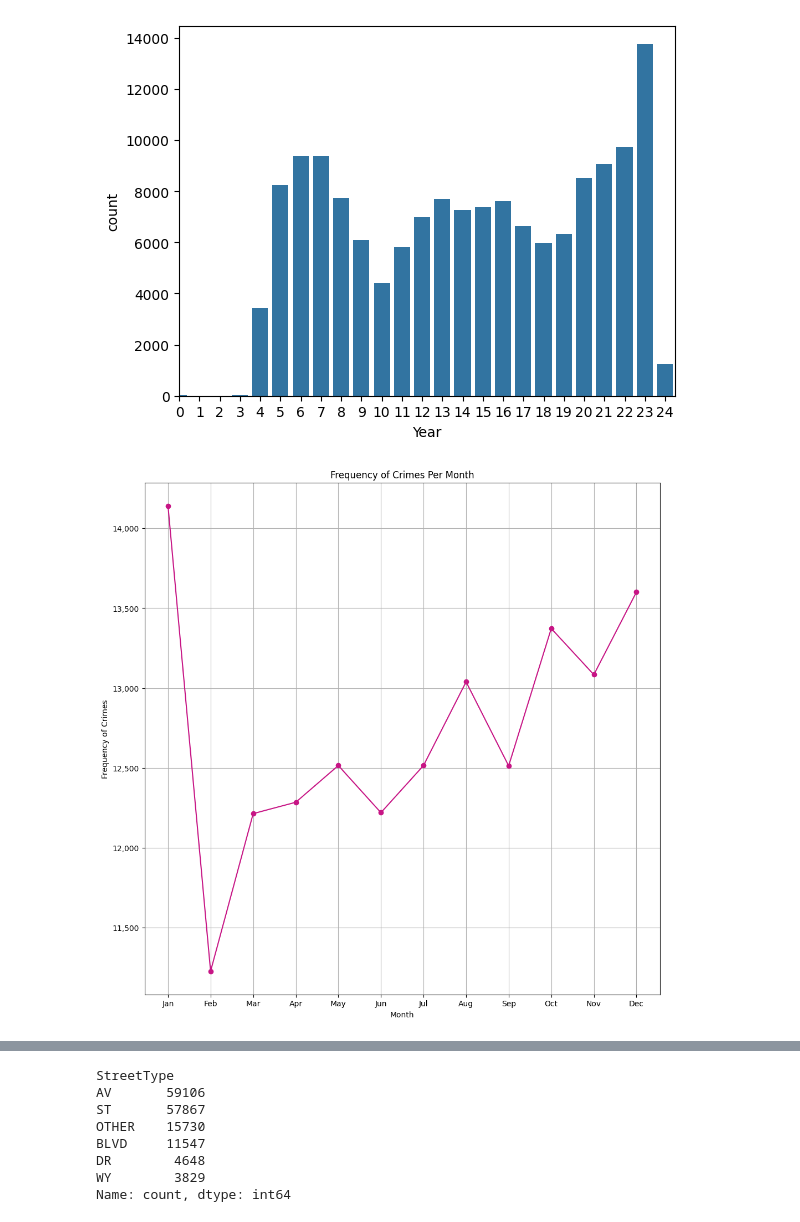
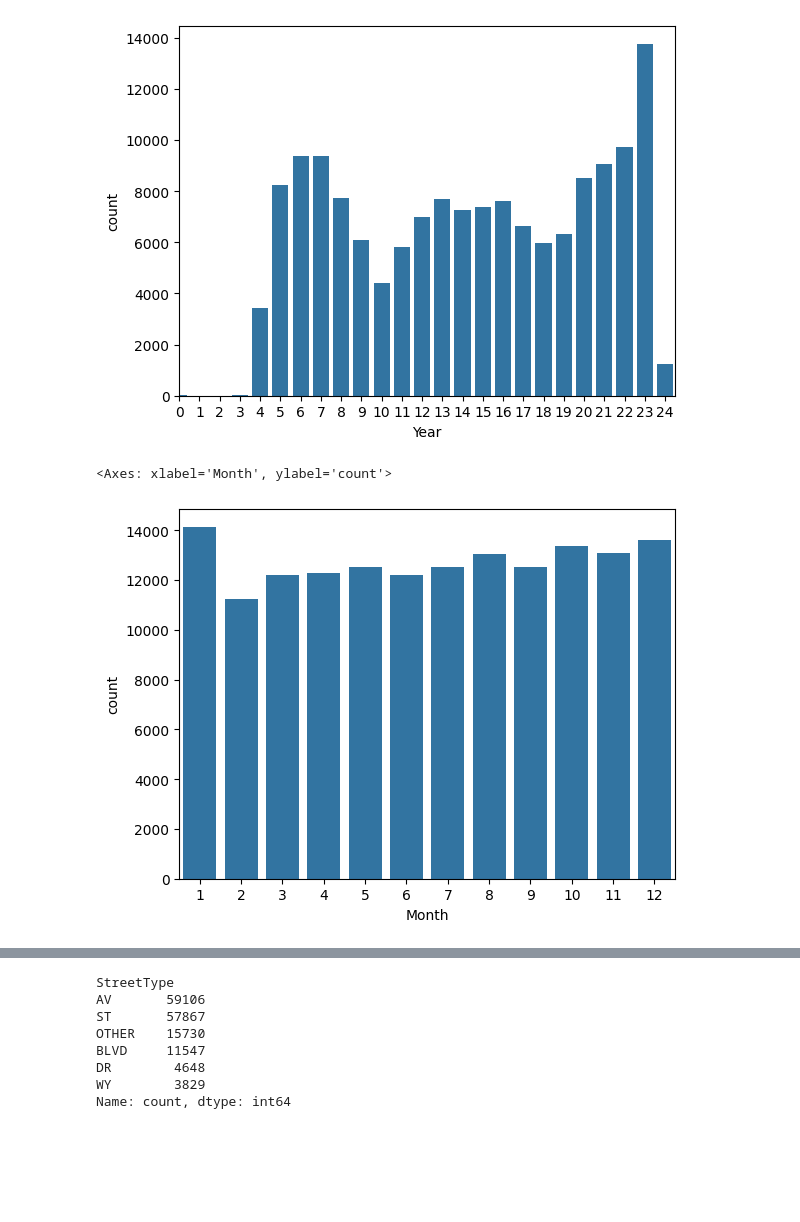
Before and after one commit to thinhh/CMPE-255-Project, a Jupyter notebook: Oakland_Data_Analysis.ipynb, the cells around one changed output, grey strips where cells are left out. Drawn from its saved outputs; the diff is of its cells as text; code cells hidden in the pictures; blank space fills up the shorter version.

```diff
--- a/Oakland_Data_Analysis.ipynb
+++ b/Oakland_Data_Analysis.ipynb
@@ -235,23 +231,5 @@ df["AddressNum"] = address_split[0]
 df["AddressName"] = address_split[1]
 df["StreetType"] = address_split[2]
 # %%
-df['DayOfWeekName'] = pd.Categorical(df['DayOfWeekName'],
-                                 categories=['Monday','Tuesday','Wednesday','Thursday','Friday','Saturday', 'Sunday'],
-                                 ordered=True)
-crime_per_day = df['DayOfWeekName'].value_counts().sort_index()
-crime_per_day.index.values
-
-fig = plt.figure(figsize=(12, 12))
-
-plt.title("Frequency of Crimes Per Day of the Week")
-plt.xlabel("Day of Week")
-plt.ylabel("Frequency of Crimes")
-
-# ax = crime_per_day.plot(kind='barh')
-ax = crime_per_day.plot(grid=True, marker='o', color='mediumvioletred')
-
-# Quick Note for string X tick labels:
-# .set_xticks() on the axes will set the locations and set_xticklabels() will set the displayed text.
-ax.set_xticks([0, 1, 2, 3, 4, 5, 6])
-ax.set_xticklabels(crime_per_day.index)
+sns.barplot(df['DayOfWeekName'].value_counts())
 # %% [output]
@@ -295,27 +249,8 @@ ax.set_xlim(0,24.5)
 (0.0, 24.5)
 [figure]
 # %%
-crime_per_month = df['Month'].value_counts().sort_index()
-crime_per_month
-
-import calendar
-
-def convert_month(num):
-    return calendar.month_abbr[num]
-
-fig=plt.figure(figsize=(12, 12))
-
-plt.title("Frequency of Crimes Per Month")
-plt.xlabel("Month of Crime")
-plt.ylabel("Frequency of Crimes")
-
-ax = crime_per_month.plot(grid=True, marker='o', color='mediumvioletred')
-
-ax.set_xticks(crime_per_month.index)
-
-ax.get_xaxis().set_major_formatter(plt.FuncFormatter(lambda x, loc: convert_month(x)))
-
-ax.get_yaxis().set_major_formatter(plt.FuncFormatter(lambda x, loc: "{:,}".format(int(x))))
+sns.barplot(df['Month'].value_counts())
 # %% [output]
+<Axes: xlabel='Month', ylabel='count'>
-[figure, old version]
+[figure, new version]
 # %%
```
Also changed, not shown: parts of 9 cells of this notebook, 3 other files.
